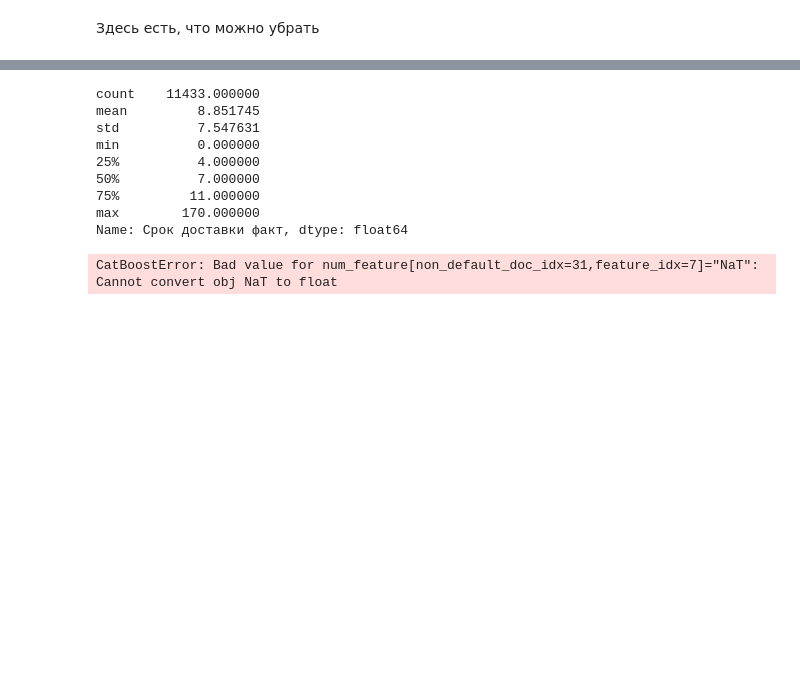
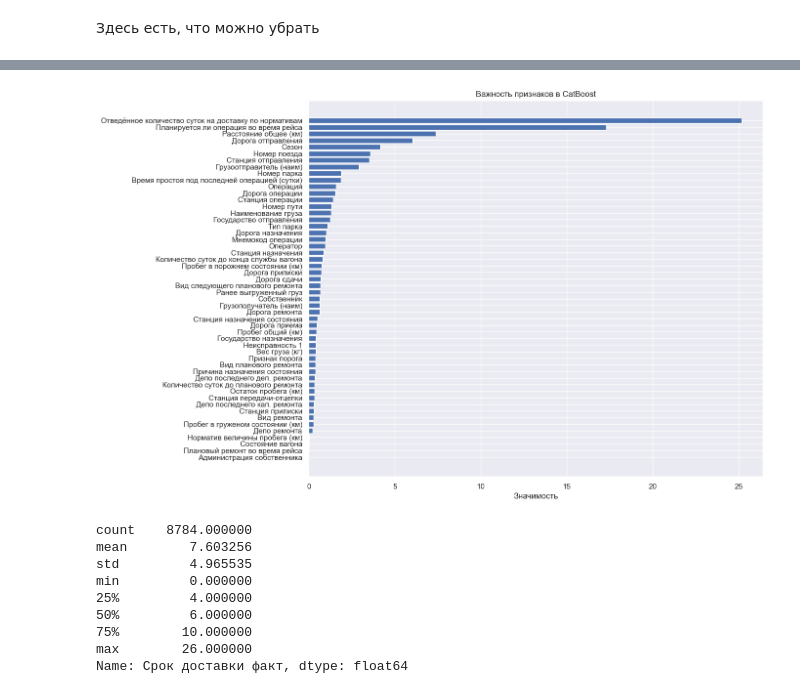
Before and after one commit to DanSikQ/Data_Analyst_Portfolio, a Jupyter notebook: projects/Auto-ML vs Me/Train.ipynb, the cells around one changed output, grey strips where cells are left out. Cells and saved outputs as stored; diff of their text form; code cells hidden in the pictures; blank space fills up the shorter version.

```diff
--- a/projects/Auto-ML vs Me/Train.ipynb
+++ b/projects/Auto-ML vs Me/Train.ipynb
@@ -595,10 +533,24 @@ categorical_features_indices = info_cargo_imp.select_dtypes(include=['object']).
+# %%
+param_grid = {
+     'depth': [6],
+     'learning_rate': [0.25],
+     'l2_leaf_reg': [1],
+     'min_data_in_leaf': [1, 5, 10],
+     'grow_policy': ['SymmetricTree', 'Depthwise']
+ }
+
+model = cb.CatBoostRegressor(iterations=100, cat_features = categorical_features_indices , loss_function='RMSE', nan_mode='Min',  verbose=10, task_type='GPU')
+grid_search = GridSearchCV(model, param_grid, cv=3, scoring='neg_root_mean_squared_error', n_jobs=1)
+grid_search.fit(X_train, y_train['target'])
+
+print("Лучшие параметры:", grid_search.best_params_)
 # %%
 
 train_pool = cb.Pool(data = X_train,
     label = y_train,
     cat_features = categorical_features_indices)
 
-model = cb.CatBoostRegressor(iterations = 5000 ,
+model = cb.CatBoostRegressor(iterations = 4000 ,
                              l2_leaf_reg = 1,
                           depth = 10,
                           learning_rate = 0.03,
@@ -648,15 +591,36 @@ MSE: 10.157760656526456, MAE: 1.9398838268423357, RMSE: 3.18712419847838
 # %%
-info_cargo_imp['Срок доставки факт'].describe()
+# Получение важности признаков
+feature_importance = model.get_feature_importance(
+    type='PredictionValuesChange'  # или 'LossFunctionChange'
+)
+
+# Имена признаков
+feature_names = model.feature_names_
+
+import pandas as pd
+importance_df = pd.DataFrame({
+    'Feature': feature_names,
+    'Importance': feature_importance
+}).sort_values('Importance', ascending=False)
+
+plt.figure(figsize=(12, 10))
+plt.barh(importance_df['Feature'], importance_df['Importance'])
+plt.title('Важность признаков в CatBoost')
+plt.xlabel('Значимость')
+plt.gca().invert_yaxis()# Самые важные сверху
+plt.show()
 # %% [output]
-count    11433.000000
-mean         8.851745
-std          7.547631
-min          0.000000
-25%          4.000000
-50%          7.000000
-75%         11.000000
-max        170.000000
-Name: Срок доставки факт, dtype: float64
+[figure, added]
 # %%
+
+info_cargo_imp['Срок доставки факт'].describe()
 # %% [output]
-CatBoostError: Bad value for num_feature[non_default_doc_idx=31,feature_idx=7]="NaT": Cannot convert obj NaT to float
+count    8784.000000
+mean        7.603256
+std         4.965535
+min         0.000000
+25%         4.000000
+50%         6.000000
+75%        10.000000
+max        26.000000
+Name: Срок доставки факт, dtype: float64
```
Also changed, not shown: parts of 27 cells of this notebook.
